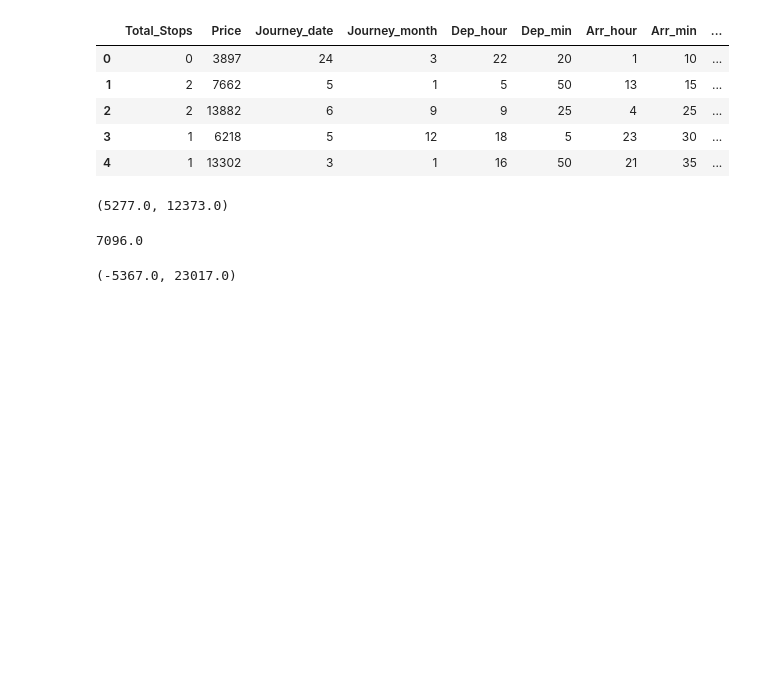
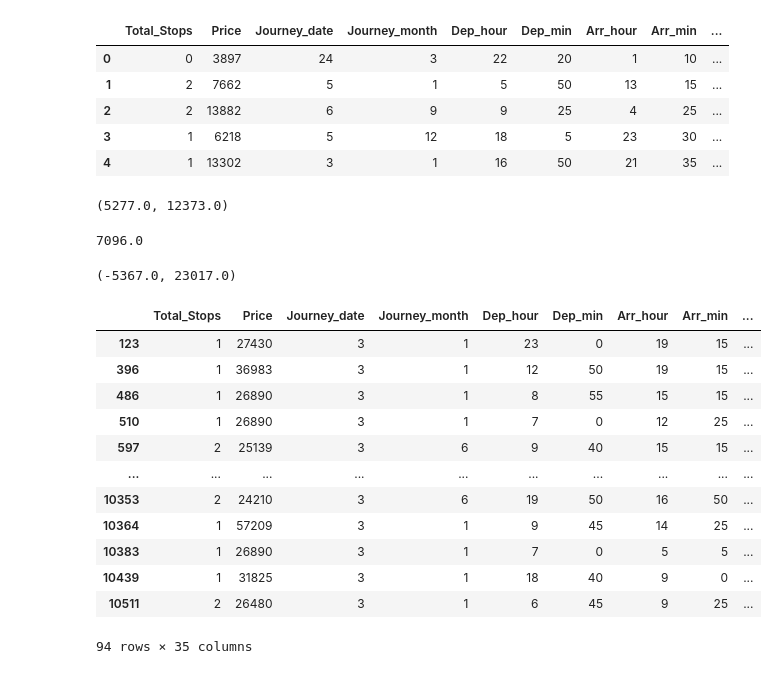
Before and after one commit to joeldsouza2001/ML, a Jupyter notebook: flight_fare_prediction.ipynb, the cells around one changed output. Drawn from its saved outputs; the diff is of its cells as text; code cells hidden in the pictures; blank space fills up the shorter version.

```diff
--- a/flight_fare_prediction.ipynb
+++ b/flight_fare_prediction.ipynb
@@ -301,7 +422,3 @@ sns.boxplot(x='Airline',y='Price',data=dt.sort_values('Price',ascending=False))
 # %% [output]
 <matplotlib.axes._subplots.AxesSubplot at 0x...>
 [figure]
-# %%
-dummies = pd.get_dummies(dt['Airline'],drop_first=True,prefix='Airline')
-dt = pd.concat([dt,dummies],axis=1)
-dt.drop('Airline',axis=1,inplace=True)
@@ -541,3 +654,19 @@ dt['Price'] = np.where(dt['Price']>=40000,dt['Price'].median(),dt['Price'])
+# %%
+outlier
+# %% [output]
+|  | Total_Stops | Price | Journey_date | Journey_month | Dep_hour | Dep_min | Arr_hour | Arr_min | ... |
+| 123 | 1 | 27430 | 3 | 1 | 23 | 0 | 19 | 15 | ... |
+| 396 | 1 | 36983 | 3 | 1 | 12 | 50 | 19 | 15 | ... |
+| 486 | 1 | 26890 | 3 | 1 | 8 | 55 | 15 | 15 | ... |
+| 510 | 1 | 26890 | 3 | 1 | 7 | 0 | 12 | 25 | ... |
+| 597 | 2 | 25139 | 3 | 6 | 9 | 40 | 15 | 15 | ... |
+| ... | ... | ... | ... | ... | ... | ... | ... | ... | ... |
+| 10353 | 2 | 24210 | 3 | 6 | 19 | 50 | 16 | 50 | ... |
+| 10364 | 1 | 57209 | 3 | 1 | 9 | 45 | 14 | 25 | ... |
+| 10383 | 1 | 26890 | 3 | 1 | 7 | 0 | 5 | 5 | ... |
+| 10439 | 1 | 31825 | 3 | 1 | 18 | 40 | 9 | 0 | ... |
+| 10511 | 2 | 26480 | 3 | 1 | 6 | 45 | 9 | 25 | ... |
+94 rows × 35 columns
 # %%
 dt.describe()
 # %% [output]
```
Also changed, not shown: parts of 48 cells of this notebook.
